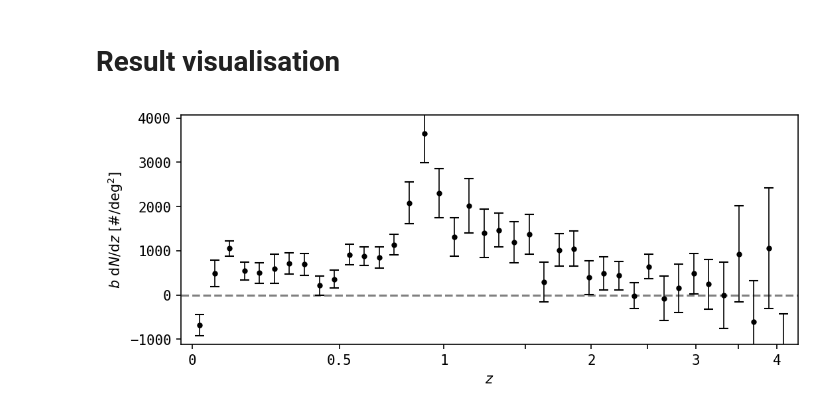
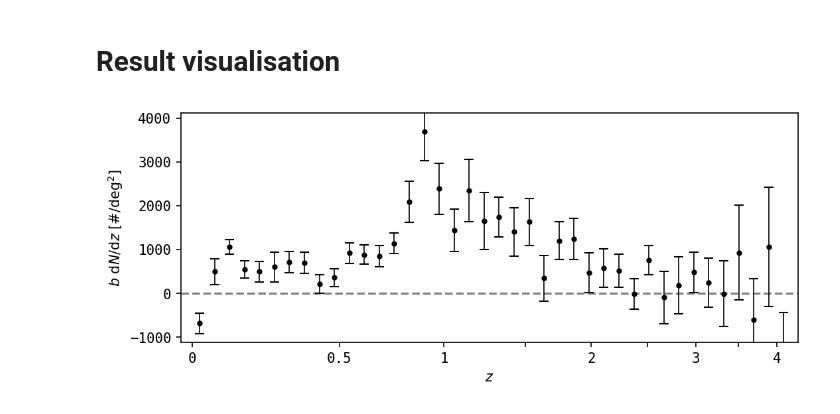
Before and after one commit to yuvoonng/tomographer, a Jupyter notebook: tomographer/runtime_demo/source_catalog/tomo.ipynb, the cells around one changed output. Drawn from its saved outputs; the diff is of its cells as text; code cells hidden in the pictures.

Commit message:
Remove sigmoid correction of source catalog

```diff
--- a/tomographer/runtime_demo/source_catalog/tomo.ipynb
+++ b/tomographer/runtime_demo/source_catalog/tomo.ipynb
@@ -1034,25 +1048,6 @@ dNdz_b, dNdz_b_err, dNdz_b_BS = z_dist(w['w_tr'], w['b_r_final'], w['w_tr_err'],
 w['dNdz_b'] = dNdz_b
 w['dNdz_b_err'] = dNdz_b_err
 w['dNdz_b_BS'] = dNdz_b_BS
-# %%
-# Correct for spatial resolution (see Appendix B of Chiang+26)
-
-def sigmoid(z):
-    if config_par.zbin_num==160:
-        L, U, k, z0 = 1.01, 1.56, 18.29, 1.05
-    else:
-        L, U, k, z0 = 1.01, 1.40, 20.67, 1.05
-    return L + (U-L)/(1+np.exp(-k * (z-z0)))
-
-zless = np.argmin(np.abs(w['z']-3))
-zmore = np.argmin(np.abs(w['z']-.05))
-
-spatcorr = np.sqrt(np.array(sigmoid(w['z'][zmore:zless])))
-
-if rp_min<=0.5/h:
-    w['dNdz_b'][zmore:zless] /= spatcorr
-    w['dNdz_b_err'][zmore:zless] /= spatcorr
-    w['dNdz_b_BS'][zmore:zless] /= spatcorr.reshape(len(spatcorr),1)
 # %%
 if config_par.zbin_num==160:
     rebinned_w = utils.z_rebin_tomo_out(w, rebinned_z_edges, rebinned_z_ctrs)
@@ -1128,7 +1123,7 @@ if config_par.test_type=='source_catalog':
     ylabel = r'b\ \mathrm{d}N/\mathrm{d}z\ \mathrm{[\#/deg^2]}'
 else:
     key_col = 'dIdz_b'
-    ylabel = r'b\ \mathrm{d}I/\mathrm{d}z\ \mathrm{[map\ unit/deg^2]}'
+    ylabel = r'b\ \mathrm{d}I/\mathrm{d}z\ \mathrm{[map\ unit]}'
 
 y1 = w[key_col]
 y1err = w['{}_err'.format(key_col)]
@@ -1148,31 +1143,31 @@ zticks_str = ['0', '0.5', '1', '', '2', '', '3', '', '4']
 plt.gca().set_xticks(1.+zticks)
 plt.xlim([.97, 5.3])
 
 w_z03_pos = w[(w['z']<3.) & (w[key_col]>0.) ]
 w_z03_neg = w[(w['z']<3.) & (w[key_col]<0.) ]
 y_min, y_max = 0., 0.
 if len(w_z03_pos) > 0:
     w_z03_pos['SNR'] = w_z03_pos[key_col]/w_z03_pos[f'{key_col}_err']
     w_z03_pos.sort('SNR', reverse=True)
     w_z03_pos_top3 = w_z03_pos[:3]
     y_max = np.max(w_z03_pos_top3[key_col])
 if len(w_z03_neg) > 0:
     w_z03_neg['SNR'] = w_z03_neg[key_col]/w_z03_neg[f'{key_col}_err']
     w_z03_neg.sort('SNR')
     w_z03_neg_top3 = w_z03_neg[:3]
     y_min = np.min(w_z03_neg_top3[key_col])
 # enlarge the y range by 20%
 y_mid = np.mean([y_min, y_max])
 y_range = y_max-y_min
 y_min = y_mid - (1.2*y_range)/2.
 y_max = y_mid + (1.2*y_range)/2.
 plt.ylim(y_min, y_max)
 
 plt.gca().set_xticklabels(zticks_str)
 plt.ylabel(r'${}$'.format(ylabel))
 plt.xlabel(r'$z$')
 
 plt.savefig(f"{fig_path}", dpi=DPI, bbox_inches='tight', pad_inches=0.02)
 plt.show()
 # %% [output]
-[figure, old version]
+[figure, new version]
```
Also changed, not shown: parts of 9 cells of this notebook, 2 other files.
